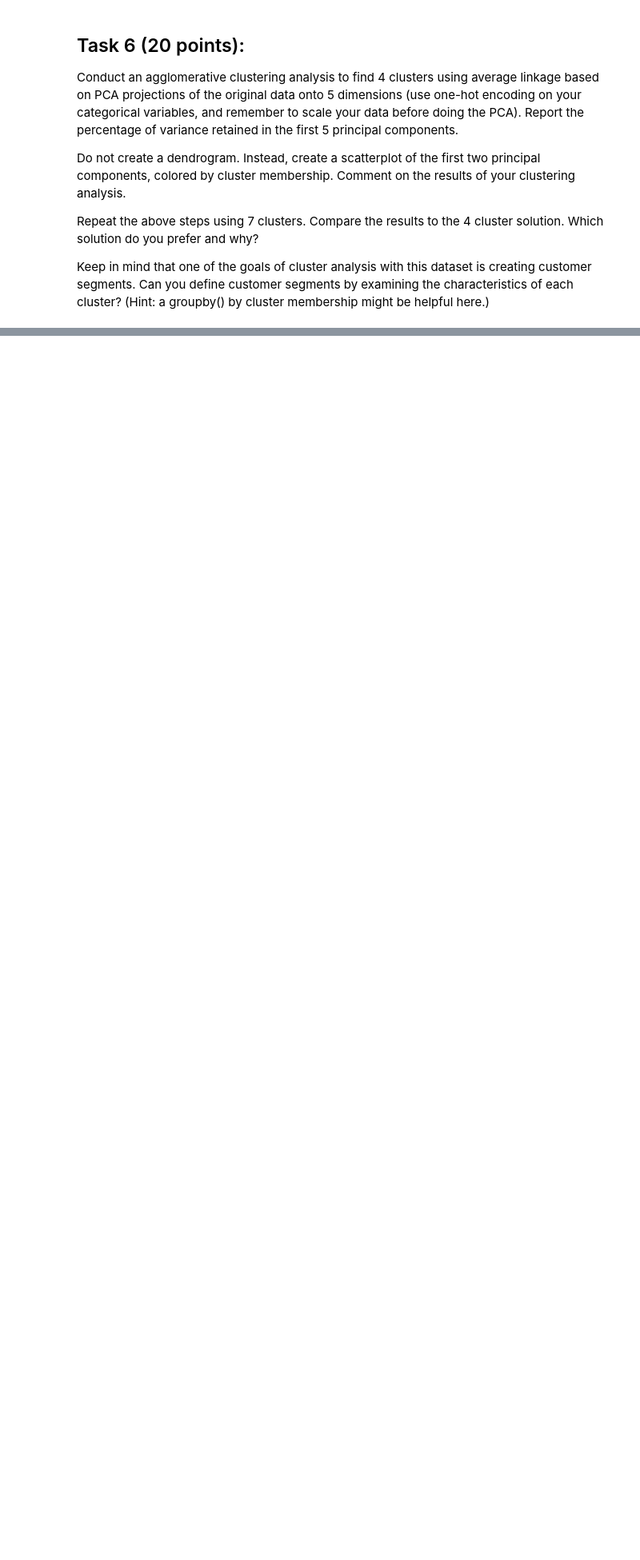
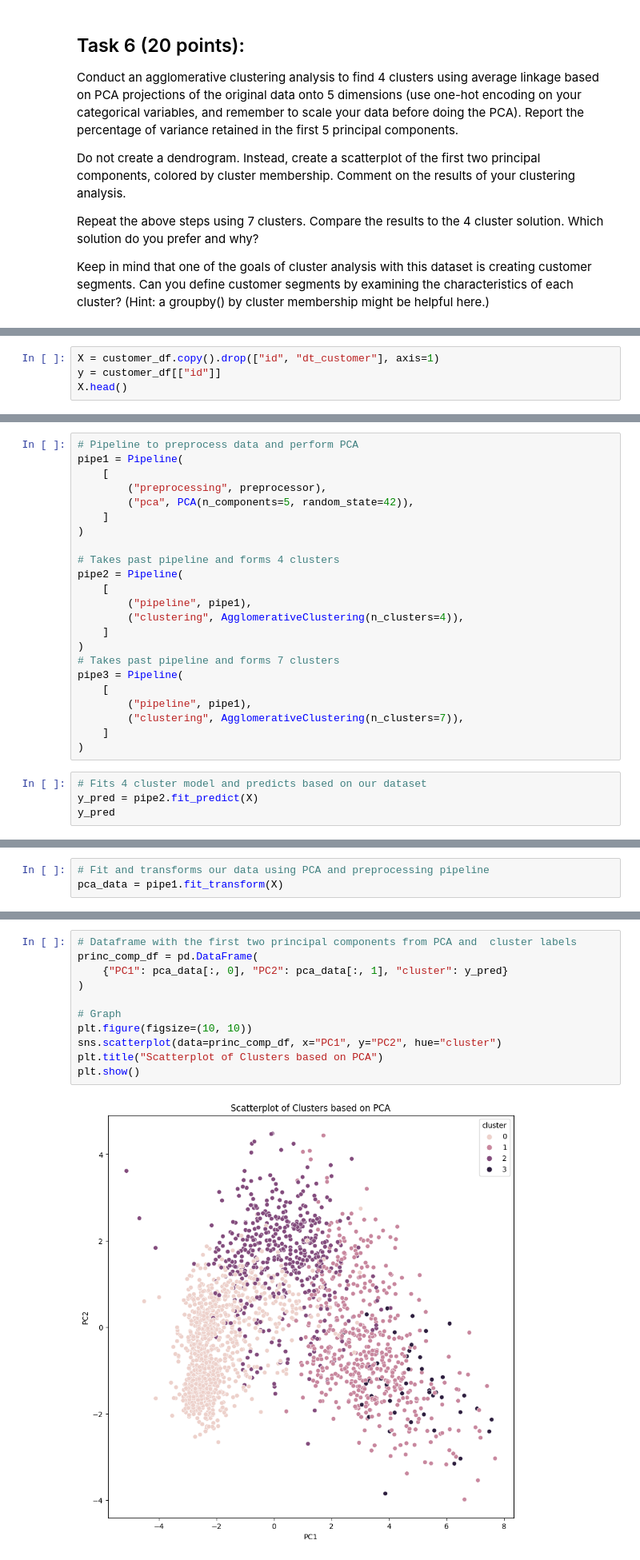
Before and after one commit to Mattcalcaterra/si618classwork, a Jupyter notebook: homework/SI_618_Homework_06.ipynb, the cells around one changed output, grey strips where cells are left out. Shown at 80% size. Drawn from its saved outputs; the diff is of its cells as text; blank space fills up the shorter version.

```diff
--- a/homework/SI_618_Homework_06.ipynb
+++ b/homework/SI_618_Homework_06.ipynb
@@ -277,0 +439,4 @@ Keep in mind that one of the goals of cluster analysis with this dataset is crea
+# %%
+X = customer_df.copy().drop(["id", "dt_customer"], axis=1)
+y = customer_df[["id"]]
+X.head()
@@ -277,0 +488,27 @@ Keep in mind that one of the goals of cluster analysis with this dataset is crea
+# %%
+# Pipeline to preprocess data and perform PCA
+pipe1 = Pipeline(
+    [
+        ("preprocessing", preprocessor),
+        ("pca", PCA(n_components=5, random_state=42)),
+    ]
+)
+
+# Takes past pipeline and forms 4 clusters
+pipe2 = Pipeline(
+    [
+        ("pipeline", pipe1),
+        ("clustering", AgglomerativeClustering(n_clusters=4)),
+    ]
+)
+# Takes past pipeline and forms 7 clusters
+pipe3 = Pipeline(
+    [
+        ("pipeline", pipe1),
+        ("clustering", AgglomerativeClustering(n_clusters=7)),
+    ]
+)
+# %%
+# Fits 4 cluster model and predicts based on our dataset
+y_pred = pipe2.fit_predict(X)
+y_pred
@@ -277,0 +523,3 @@ Keep in mind that one of the goals of cluster analysis with this dataset is crea
+# %%
+# Fit and transforms our data using PCA and preprocessing pipeline
+pca_data = pipe1.fit_transform(X)
@@ -277,0 +533,13 @@ Keep in mind that one of the goals of cluster analysis with this dataset is crea
+# %%
+# Dataframe with the first two principal components from PCA and  cluster labels
+princ_comp_df = pd.DataFrame(
+    {"PC1": pca_data[:, 0], "PC2": pca_data[:, 1], "cluster": y_pred}
+)
+
+# Graph
+plt.figure(figsize=(10, 10))
+sns.scatterplot(data=princ_comp_df, x="PC1", y="PC2", hue="cluster")
+plt.title("Scatterplot of Clusters based on PCA")
+plt.show()
+# %% [output]
+[figure, added]
```
Also changed, not shown: parts of 32 cells of this notebook.
